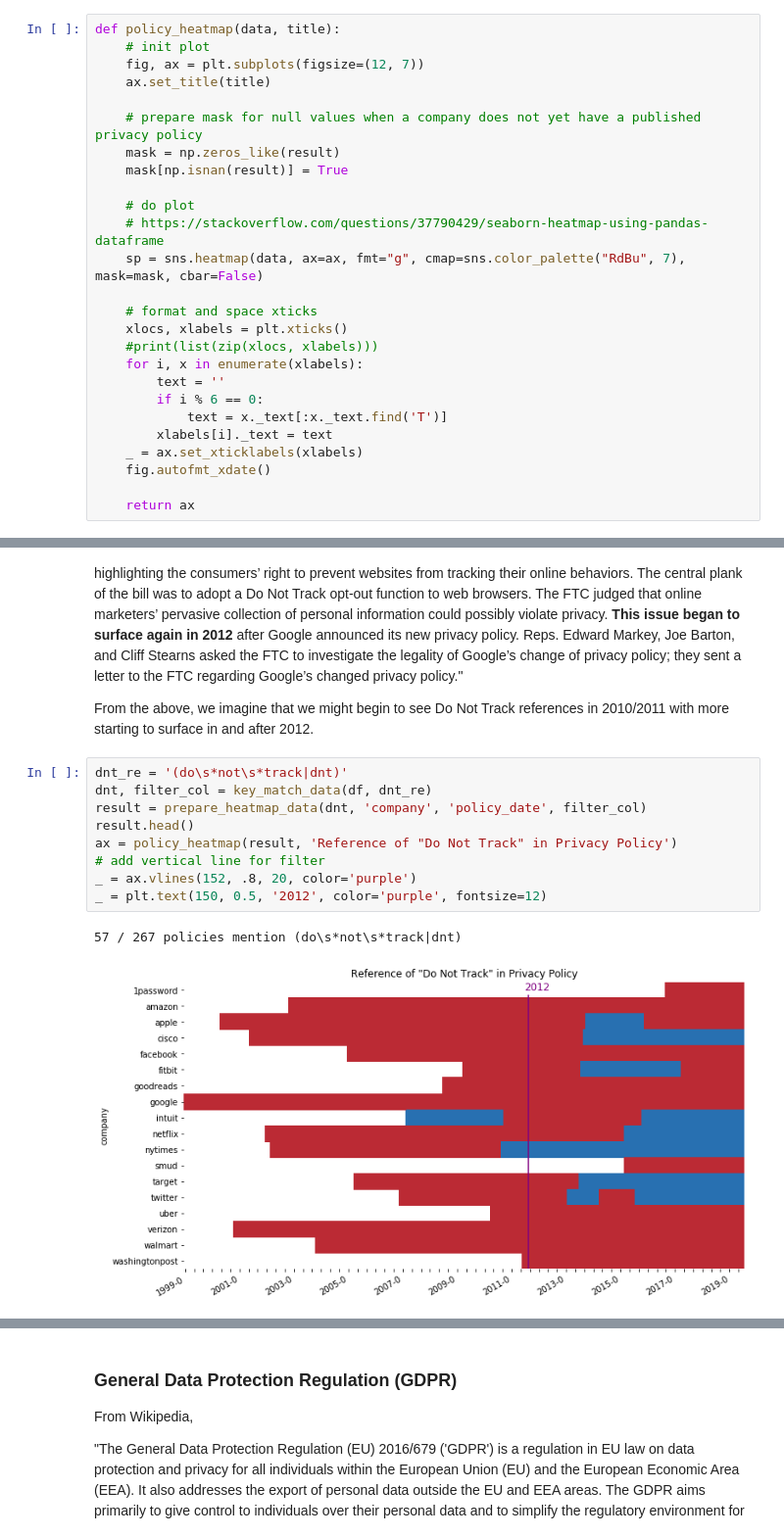
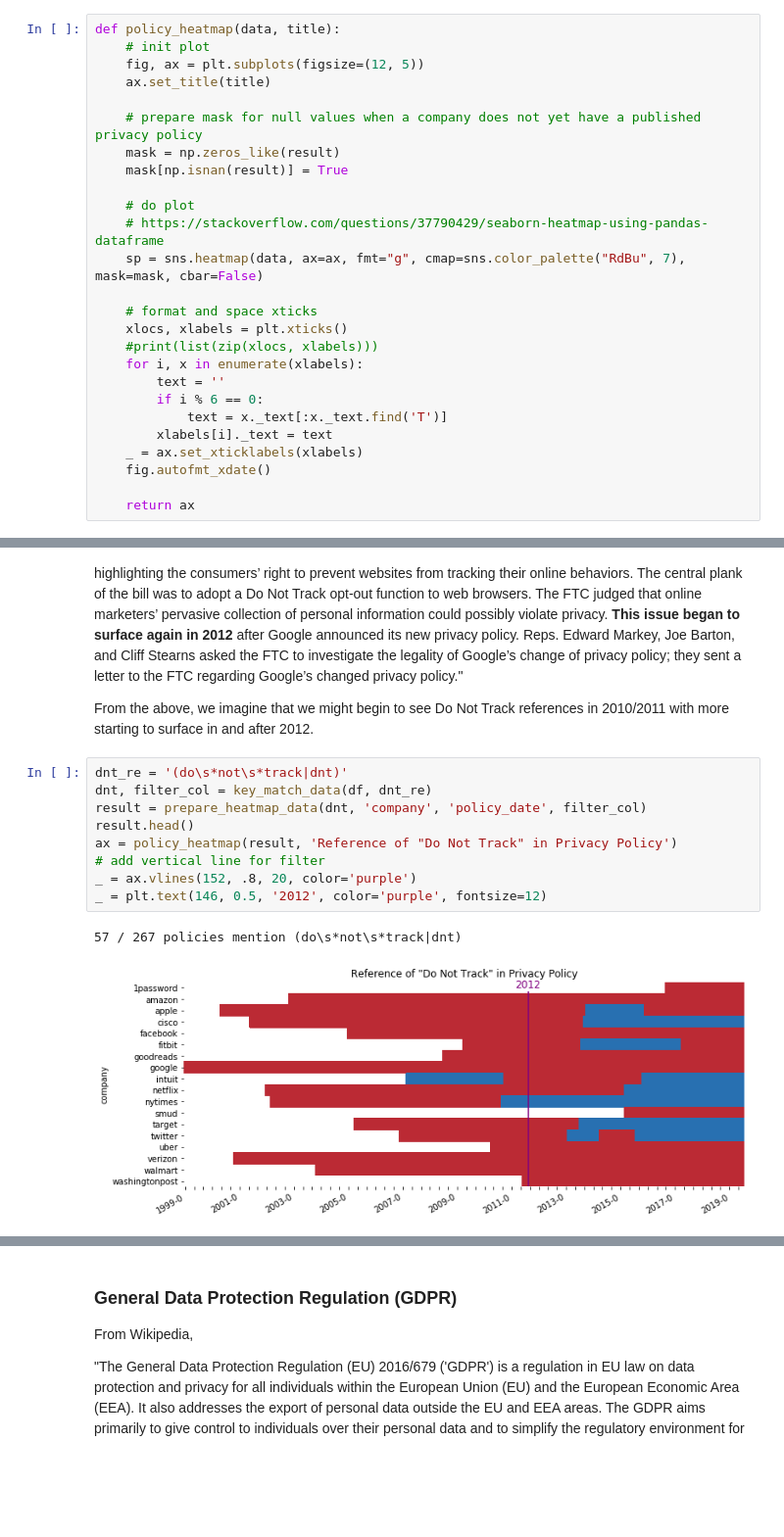
Before and after one commit to workmanjack/privacy-policies-through-time, a Jupyter notebook: notebooks/privacy-policies-through-time.ipynb, the cells around one changed output, grey strips where cells are left out. Shown at 98% size. Cells and saved outputs as stored; diff of their text form; blank space fills up the shorter version.

```diff
--- a/notebooks/privacy-policies-through-time.ipynb
+++ b/notebooks/privacy-policies-through-time.ipynb
@@ -242,7 +243,7 @@ def prepare_heatmap_data(data, ycol, xcol, valuecol):
 # %%
 def policy_heatmap(data, title):
     # init plot
-    fig, ax = plt.subplots(figsize=(12, 7))
+    fig, ax = plt.subplots(figsize=(12, 5))
     ax.set_title(title)
 
     # prepare mask for null values when a company does not yet have a published privacy policy
@@ -446,15 +447,15 @@ From the above, we imagine that we might begin to see Do Not Track references in
 # %%
 dnt_re = '(do\s*not\s*track|dnt)'
 dnt, filter_col = key_match_data(df, dnt_re)
 result = prepare_heatmap_data(dnt, 'company', 'policy_date', filter_col)
 result.head()
 ax = policy_heatmap(result, 'Reference of "Do Not Track" in Privacy Policy')
 # add vertical line for filter
 _ = ax.vlines(152, .8, 20, color='purple')
-_ = plt.text(150, 0.5, '2012', color='purple', fontsize=12)
+_ = plt.text(146, 0.5, '2012', color='purple', fontsize=12)
 # %% [output]
 57 / 267 policies mention (do\s*not\s*track|dnt)
-[figure, old version]
+[figure, new version]
 # %%
 review_regex_matches(dnt, filter_col, dnt_re).sample(n=10)
 # %% [output]
```
Also changed, not shown: parts of 23 cells of this notebook.
